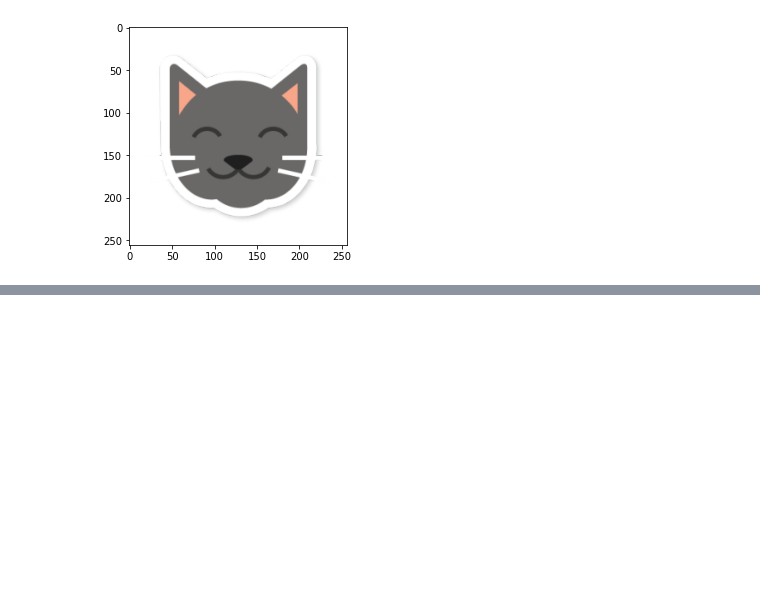
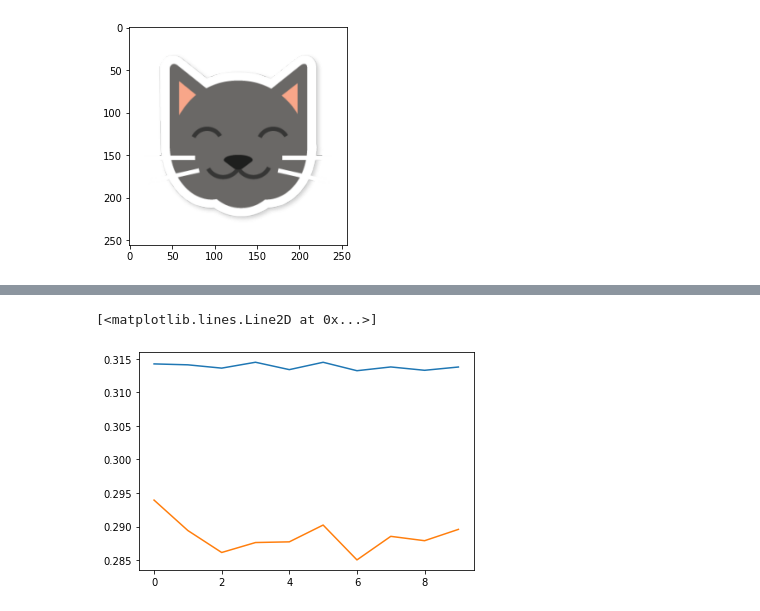
Before and after one commit to juandados/mlops, a Jupyter notebook: notebooks/chapter-2.ipynb, the cells around one changed output, grey strips where cells are left out. Drawn from its saved outputs; the diff is of its cells as text; code cells hidden in the pictures; blank space fills up the shorter version.

```diff
--- a/notebooks/chapter-2.ipynb
+++ b/notebooks/chapter-2.ipynb
@@ -43,0 +98,6 @@ plt.imshow(np.array(Image.open(io.BytesIO(imgData))))
+# %%
+model = tf.keras.models.Sequential([tf.keras.layers.Dense(64, activation='relu', input_shape=(10,)),
+                                    tf.keras.layers.Dropout(0.1),
+                                    tf.keras.layers.Dense(64, activation='relu'),
+                                    tf.keras.layers.Dense(1, activation='sigmoid')
+                                   ])
@@ -43,0 +143,20 @@ plt.imshow(np.array(Image.open(io.BytesIO(imgData))))
+# %%
+#Second alternative:
+from tensorflow.keras import backend as K
+
+def recall_m(y_true, y_pred):
+    true_positives = K.sum(K.round(K.clip(y_true * y_pred, 0, 1)))
+    possible_positives = K.sum(K.round(K.clip(y_true, 0, 1)))
+    recall = true_positives / (possible_positives + K.epsilon())
+    return recall
+
+def precision_m(y_true, y_pred):
+    true_positives = K.sum(K.round(K.clip(y_true * y_pred, 0, 1)))
+    predicted_positives = K.sum(K.round(K.clip(y_pred, 0, 1)))
+    precision = true_positives / (predicted_positives + K.epsilon())
+    return precision
+
+def f1_m(y_true, y_pred):
+    precision = precision_m(y_true, y_pred)
+    recall = recall_m(y_true, y_pred)
+    return 2*((precision*recall)/(precision+recall+K.epsilon()))
@@ -43,0 +165,5 @@ plt.imshow(np.array(Image.open(io.BytesIO(imgData))))
+# %%
+model.compile(optimizer='rmsprop',loss='binary_crossentropy',
+              metrics=[tf.keras.metrics.AUC(), f1_m, F1Metric()])
+# %%
+history = model.fit(X, y, epochs=10, batch_size=100, validation_split=0.2)
@@ -43,0 +191,7 @@ plt.imshow(np.array(Image.open(io.BytesIO(imgData))))
+# %%
+import matplotlib.pyplot as plt
+plt.plot(history.history['loss'], label='training loss')
+plt.plot(history.history['val_loss'], label='validation loss')
+# %% [output]
+[<matplotlib.lines.Line2D at 0x...>]
+[figure, added]
```
Also changed, not shown: parts of 27 cells of this notebook.
